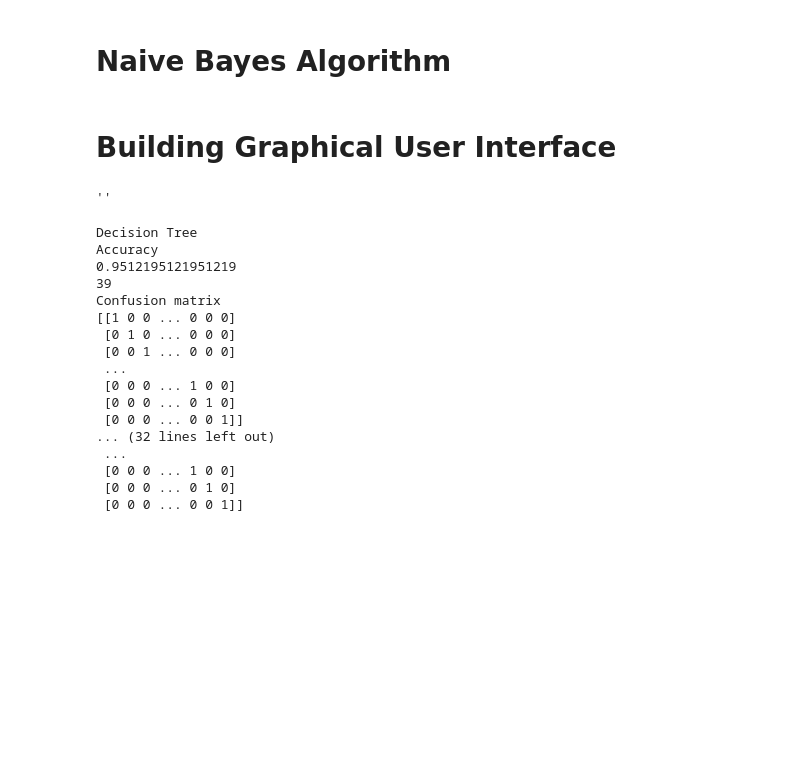
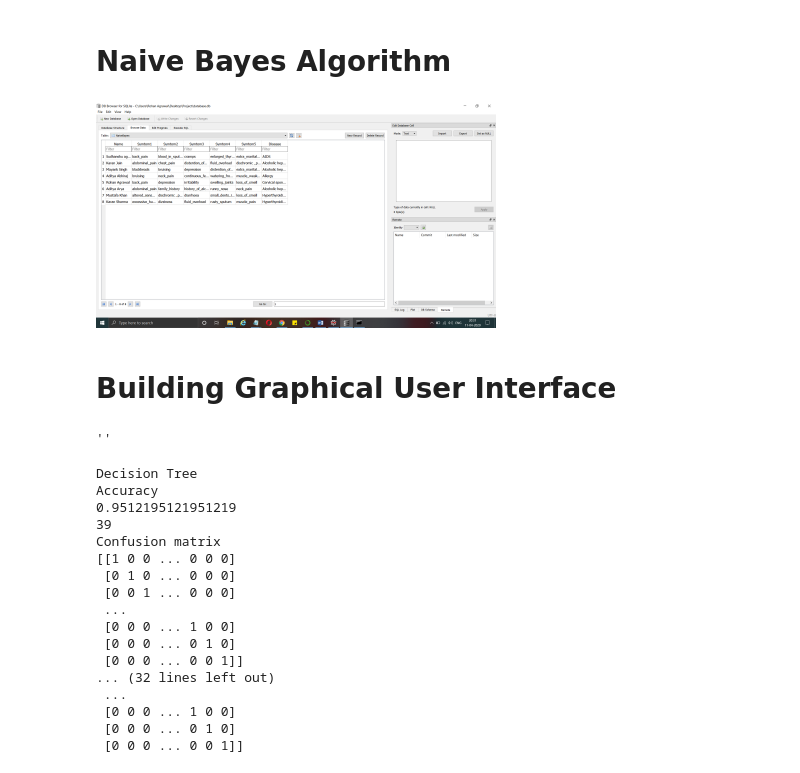
Before and after one commit to Lovely-Professional-University-CSE/int247-machine-learning-project-2020-kem031-sudhanshu, a Jupyter notebook: Project_ML.ipynb, the cells around one changed output. Cells and saved outputs as stored; diff of their text form; code cells hidden in the pictures; blank space fills up the shorter version.

```diff
--- a/Project_ML.ipynb
+++ b/Project_ML.ipynb
@@ -412,7 +451,6 @@ def KNN():
 # %% [markdown]
 # Naive Bayes Algorithm
 # %%
-import matplotlib.pyplot as plt
 pred3=StringVar()
 def NaiveBayes():
     if len(NameEn.get()) == 0:
@@ -434,33 +472,46 @@ def NaiveBayes():
         y_pred=gnb.predict(X_test)
         print("Naive Bayes")
         print("Accuracy")
         print(accuracy_score(y_test, y_pred))
         print(accuracy_score(y_test, y_pred,normalize=False))
         print("Confusion matrix")
         conf_matrix=confusion_matrix(y_test,y_pred)
         print(conf_matrix)
 
         psymptoms = [Symptom1.get(),Symptom2.get(),Symptom3.get(),Symptom4.get(),Symptom5.get()]
         for k in range(0,len(l1)):
             for z in psymptoms:
                 if(z==l1[k]):
                     l2[k]=1
 
         inputtest = [l2]
         predict = gnb.predict(inputtest)
         predicted=predict[0]
 
         h='no'
         for a in range(0,len(disease)):
             if(predicted == a):
                 h='yes'
                 break
         if (h=='yes'):
             pred3.set(" ")
             pred3.set(disease[a])
         else:
             pred3.set(" ")
             pred3.set("Not Found")
+         #Creating the database if not exists named as database.db and creating table if not exists named as NaiveBayes using sqlite3
+        import sqlite3
+        conn = sqlite3.connect('database.db')
+        c = conn.cursor()
+        c.execute("CREATE TABLE IF NOT EXISTS NaiveBayes(Name StringVar,Symtom1 StringVar,Symtom2 StringVar,Symtom3 StringVar,Symtom4 TEXT,Symtom5 TEXT,Disease StringVar)")
+        c.execute("INSERT INTO NaiveBayes(Name,Symtom1,Symtom2,Symtom3,Symtom4,Symtom5,Disease) VALUES(?,?,?,?,?,?,?)",(NameEn.get(),Symptom1.get(),Symptom2.get(),Symptom3.get(),Symptom4.get(),Symptom5.get(),pred3.get()))
+        conn.commit()
+        c.close()
+        conn.close()
+from IPython.display import Image
+Image(filename="Screenshot (649).png", width=400, height=400)
+# %% [output]
+[figure, added]
 # %% [markdown]
 # Building Graphical User Interface
 # %%
```
Also changed, not shown: parts of 4 cells of this notebook.
